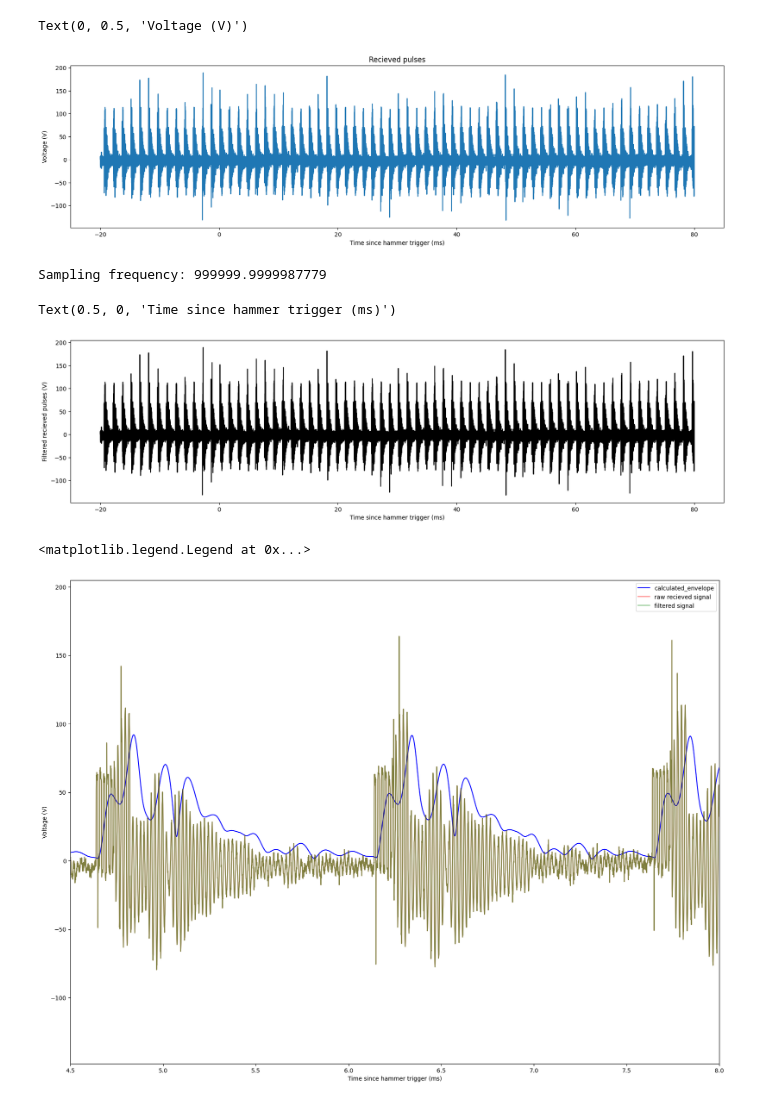
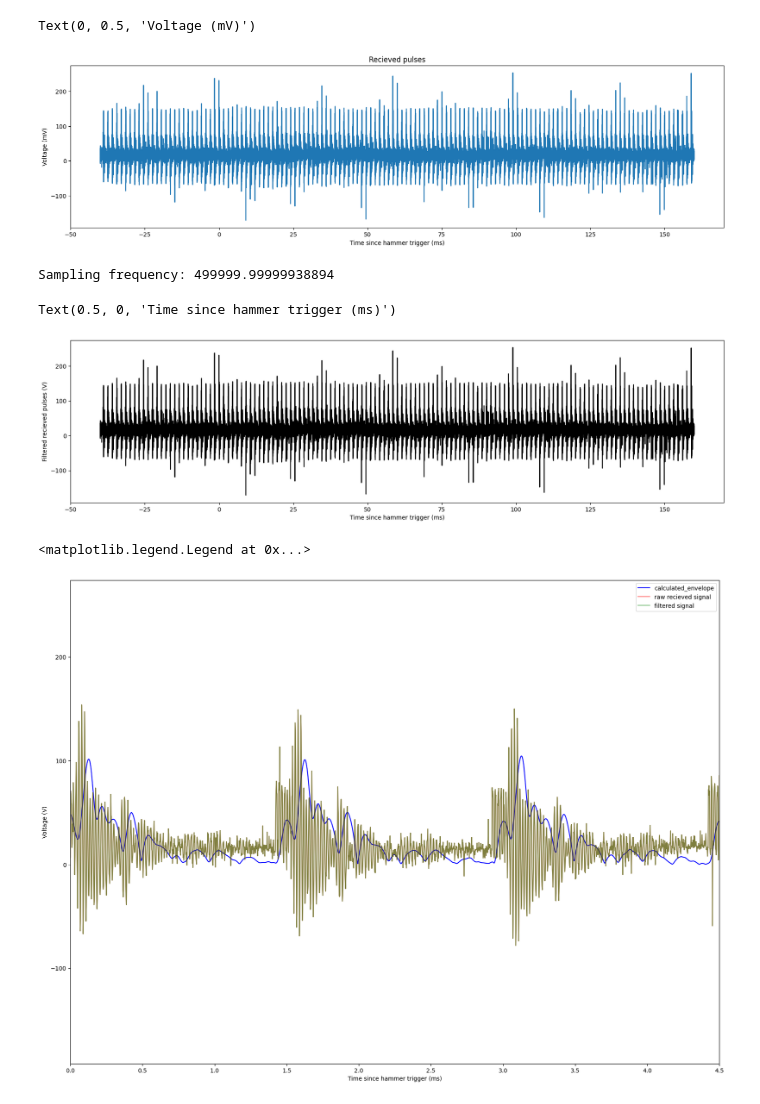
Before and after one commit to happyRainDrop/SmartHammer, a Jupyter notebook: src/data_analysis_jupyter/analyze_Pico_data.ipynb, the cells around one changed output. Saved outputs shown, nothing was run; the diff lists cells and outputs as text; code cells hidden in the pictures.

```diff
--- a/src/data_analysis_jupyter/analyze_Pico_data.ipynb
+++ b/src/data_analysis_jupyter/analyze_Pico_data.ipynb
@@ -17,10 +20,21 @@ def savgol_filter_func(data, window_length, polyorder):
     return savgol_filter(data, window_length, polyorder)
 # %%
 # Flex foot
-# ../../src/app_v1/data_from_experiments/flex_foot/ruth_flex_foot_pico/take1/ruthreflextrial3.csv
+# ../../src/app_v1/data_from_experiments/flex_foot/ruth_flex_foot_pico/take1/ruthreflextrial3.csv, sep = ','
 # Other flex foot (bad)
-# ../../src/app_v1/data_from_experiments/flex_foot/ruth_flex_foot_pico/take0/ruthreflextrial1.txt
-all_csv_data = pd.read_csv("../../src/app_v1/data_from_experiments/flex_foot/ruth_flex_foot_pico/take0/ruthreflextrial2.txt",skiprows=1, sep='\s+').to_numpy()
+# ../../src/app_v1/data_from_experiments/flex_foot/ruth_flex_foot_pico/take0/ruthreflextrial1.txt, sep = '\s+'
+# Two cuff
+# C:/Users/tealw/Documents/PlatformIO/Projects/SmartHammer-1/src/app_v1/data_from_experiments/two_cuff/rachel 2 cuff-0001.csv
+# ../../src/app_v1/data_from_experiments/two_cuff/rachel 2 cuff-0001, sep = ','
+# No signal gen
+# ../../src/app_v1/data_from_experiments/flex_foot/ruth_flex_foot_pico/no_sig_gen/ruthtrial1.txt
+
+all_csv_data, active_csv_data, passive_csv_data = [], [], []
+all_csv_data = pd.read_csv("C:/Users/tealw/Downloads/sophietrial1.txt",skiprows=1, sep='\s+').to_numpy()
+
+if (compare_contraction):
+    active_csv_data = pd.read_csv("../../src/app_v1/data_from_experiments/flex_foot/ruth_flex_foot_pico/take1/ruthactivetrial2.csv",skiprows=1, sep=',').to_numpy()
+    passive_csv_data = pd.read_csv("../../src/app_v1/data_from_experiments/flex_foot/ruth_flex_foot_pico/take1/ruthpassivetrial2.csv",skiprows=1, sep=',').to_numpy()
 # %%
 '''
 Default column order: times, square_pulses, recieved_pulses, circuit_envelope, hammer
@@ -64,12 +78,13 @@ plt.tight_layout()
 # %%
 plt.figure(figsize=(20,5))
 plt.plot(csv_times,csv_recieved_pulses)
+
 plt.title("Recieved pulses")
 plt.xlabel("Time since hammer trigger (ms)")
-plt.ylabel("Voltage (V)")
+plt.ylabel("Voltage (mV)")
 # %% [output]
-Text(0, 0.5, 'Voltage (V)')
+Text(0, 0.5, 'Voltage (mV)')
-[figure, old version]
+[figure, new version]
 # %%
 from scipy.signal import find_peaks
 
@@ -124,7 +139,7 @@ if (use_raw_envelope):
     # filtered_recieved_pulses = savgol_filter(csv_recieved_pulses, window_length, polyorder)
 
     lowest_freq_of_recieved_sig = 20000 # needs to be much lower than 52 kHz -- this is what determines the distance between points on the envelope
-    osc_sampling_freq = 200000
+    osc_sampling_freq = Sampling_frequency
     calculated_envelope = find_maxima_envelope(filtered_recieved_pulses, osc_sampling_freq, lowest_freq_of_recieved_sig)
 
 else:
@@ -146,7 +161,7 @@ def butter_lowpass_filter(data, cutOff, fs, order=4):
     y = lfilter(b, a, data)
     return y
 # %% [output]
-Sampling frequency: 999999.9999987779
+Sampling frequency: 499999.99999938894
 # %%
 plt.figure(figsize=(20,5))
 plt.plot(csv_times,filtered_recieved_pulses,'k')
@@ -156,19 +171,19 @@ plt.xlabel('Time since hammer trigger (ms)')
 # plt.xlim((0,80))
 # %% [output]
 Text(0.5, 0, 'Time since hammer trigger (ms)')
-[figure, old version]
+[figure, new version]
 # %%
 plt.figure(figsize=(20,15))
 plt.plot(csv_times, calculated_envelope, label="calculated_envelope", color = "blue")
 plt.plot(csv_times, csv_recieved_pulses, label="raw recieved signal", color = "red", alpha = 0.5)
 plt.plot(csv_times, filtered_recieved_pulses,label="filtered signal", color = "green", alpha = 0.5)
 plt.ylabel('Voltage (V)')
 plt.xlabel('Time since hammer trigger (ms)')
-plt.xlim((4.5,8))
+plt.xlim((0,4.5))
 plt.legend()
 # %% [output]
 <matplotlib.legend.Legend at 0x...>
-[figure, old version]
+[figure, new version]
 # %%
 plt.figure(figsize=(20,5))
 plt.plot(csv_times,csv_circuit_envelope)
```
Also changed, not shown: parts of 18 cells of this notebook, 6 other files.
